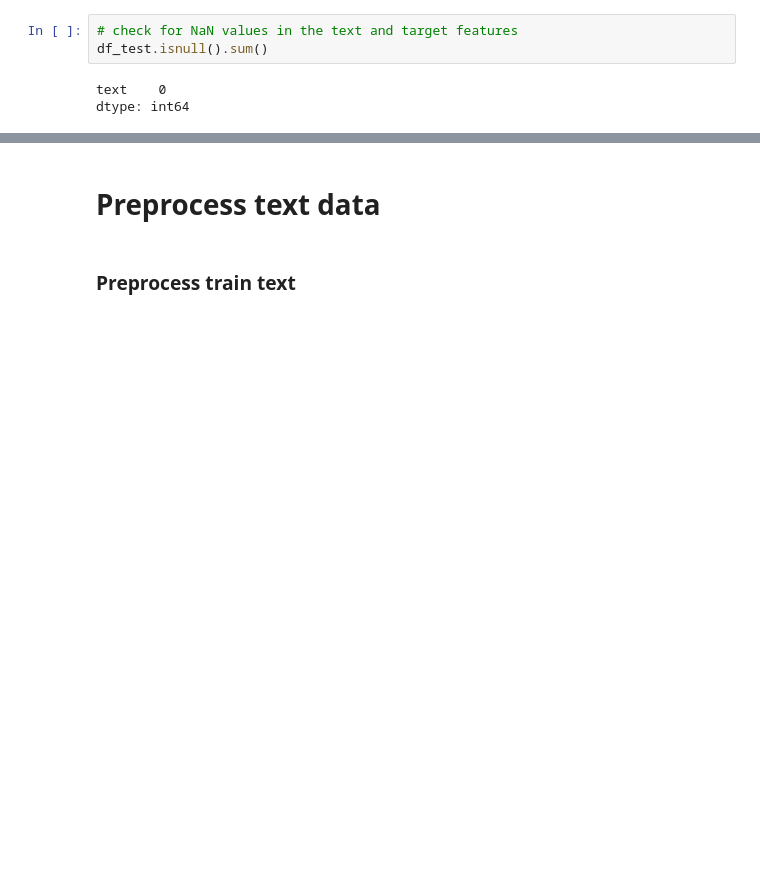
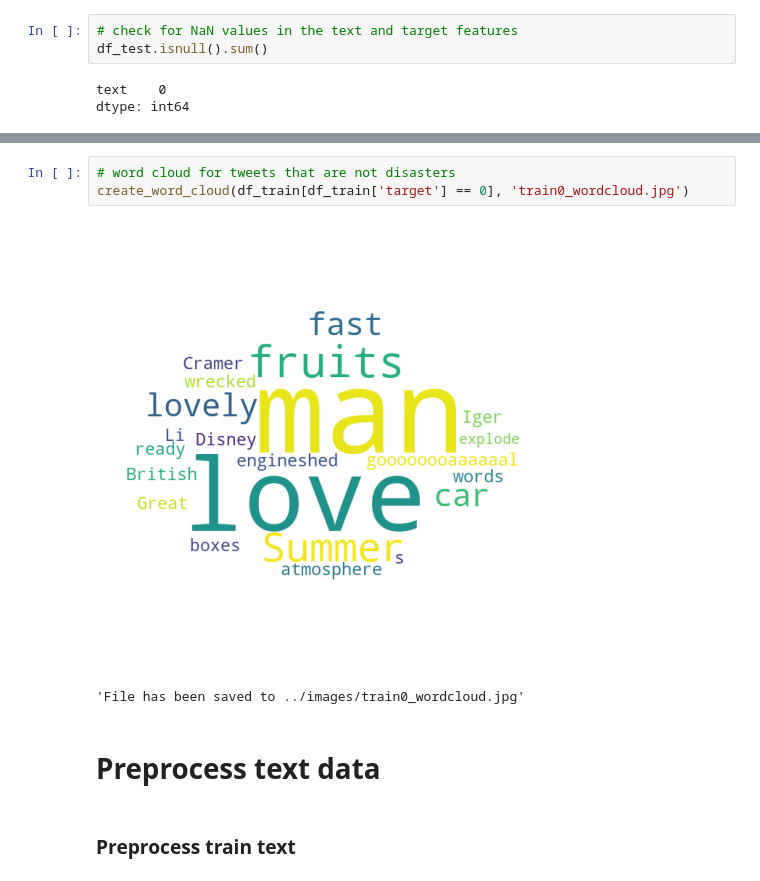
Before and after one commit to CristinaSahoo/NLP-Disaster-Tweets, a Jupyter notebook: code/code.ipynb, the cells around one changed output, grey strips where cells are left out. Drawn from its saved outputs; the diff is of its cells as text; blank space fills up the shorter version.

```diff
--- a/code/code.ipynb
+++ b/code/code.ipynb
@@ -94,3 +126,9 @@ dtype: int64
+# %%
+# word cloud for tweets that are not disasters
+create_word_cloud(df_train[df_train['target'] == 0], 'train0_wordcloud.jpg')
+# %% [output]
+[figure, added]
+'File has been saved to ../images/train0_wordcloud.jpg'
 # %% [markdown]
 # Preprocess text data
 # %% [markdown]
```
Also changed, not shown: parts of 4 cells of this notebook, 5 other files.
